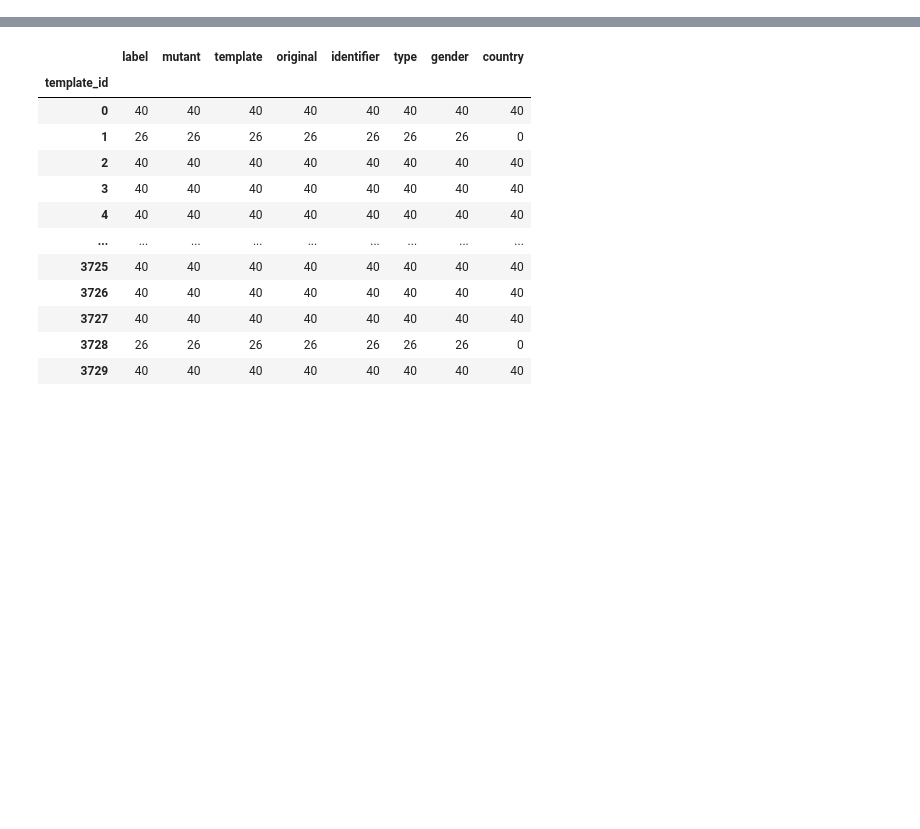
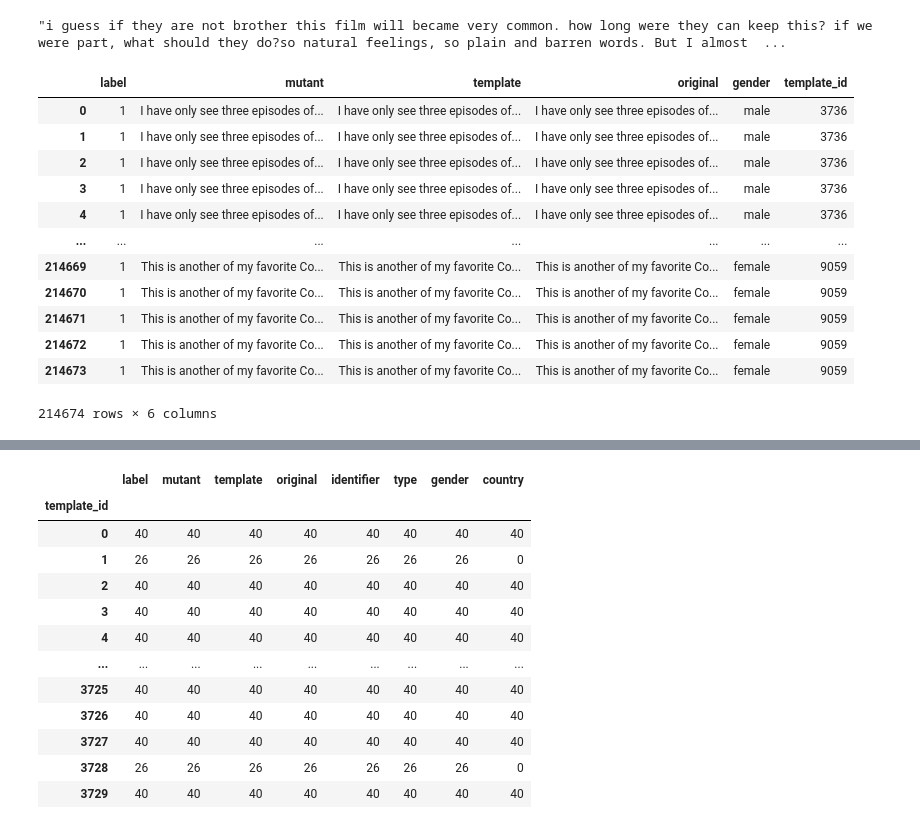
Before and after one commit to soarsmu/BiasFinder, a Jupyter notebook: codes/gender/mutant-generation.ipynb, the cells around one changed output, grey strips where cells are left out. Drawn from its saved outputs; the diff is of its cells as text; code cells hidden in the pictures; blank space fills up the shorter version.

```diff
--- a/codes/gender/mutant-generation.ipynb
+++ b/codes/gender/mutant-generation.ipynb
@@ -242,0 +113,3 @@ dmutant
+# %%
+dm["template"] = dm["template"].astype("category")
+dm["template_id"] = dm["template"].cat.codes
@@ -242,0 +153,21 @@ dmutant
+# %%
+gb.get_group(10936)["original"][92974]
+# %% [output]
+"i guess if they are not brother this film will became very common. how long were they can keep this? if we were part, what should they do?so natural feelings, so plain and barren words. But I almost  ...
+# %%
+dm = dm.drop_duplicates().reset_index(drop=True)
+dm
+# %% [output]
+|  | label | mutant | template | original | gender | template_id |
+| 0 | 1 | I have only see three episodes of... | I have only see three episodes of... | I have only see three episodes of... | male | 3736 |
+| 1 | 1 | I have only see three episodes of... | I have only see three episodes of... | I have only see three episodes of... | male | 3736 |
+| 2 | 1 | I have only see three episodes of... | I have only see three episodes of... | I have only see three episodes of... | male | 3736 |
+| 3 | 1 | I have only see three episodes of... | I have only see three episodes of... | I have only see three episodes of... | male | 3736 |
+| 4 | 1 | I have only see three episodes of... | I have only see three episodes of... | I have only see three episodes of... | male | 3736 |
+| ... | ... | ... | ... | ... | ... | ... |
+| 214669 | 1 | This is another of my favorite Co... | This is another of my favorite Co... | This is another of my favorite Co... | female | 9059 |
+| 214670 | 1 | This is another of my favorite Co... | This is another of my favorite Co... | This is another of my favorite Co... | female | 9059 |
+| 214671 | 1 | This is another of my favorite Co... | This is another of my favorite Co... | This is another of my favorite Co... | female | 9059 |
+| 214672 | 1 | This is another of my favorite Co... | This is another of my favorite Co... | This is another of my favorite Co... | female | 9059 |
+| 214673 | 1 | This is another of my favorite Co... | This is another of my favorite Co... | This is another of my favorite Co... | female | 9059 |
+214674 rows × 6 columns
```
Also changed, not shown: parts of 43 cells of this notebook, 19 other files.
